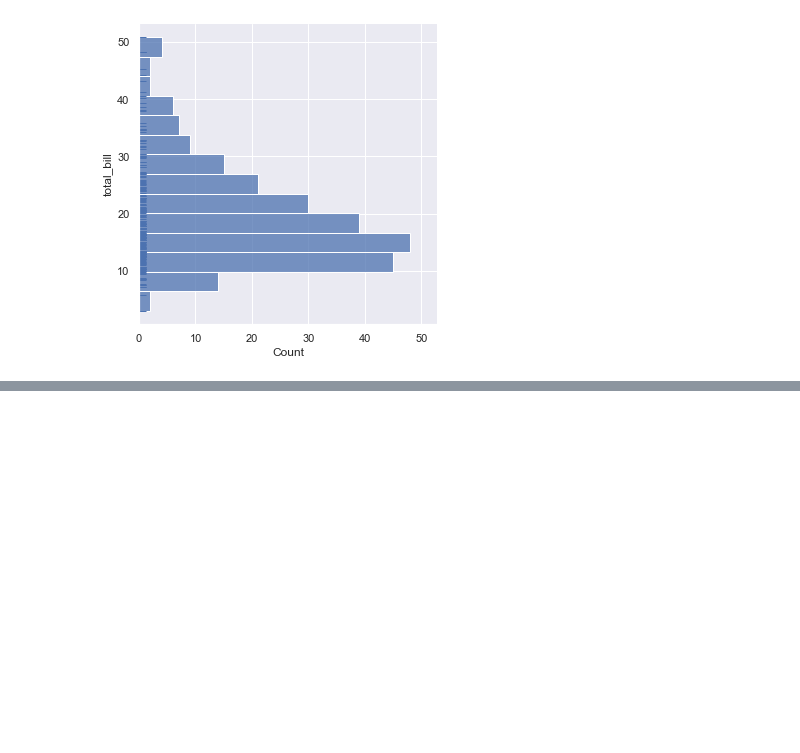
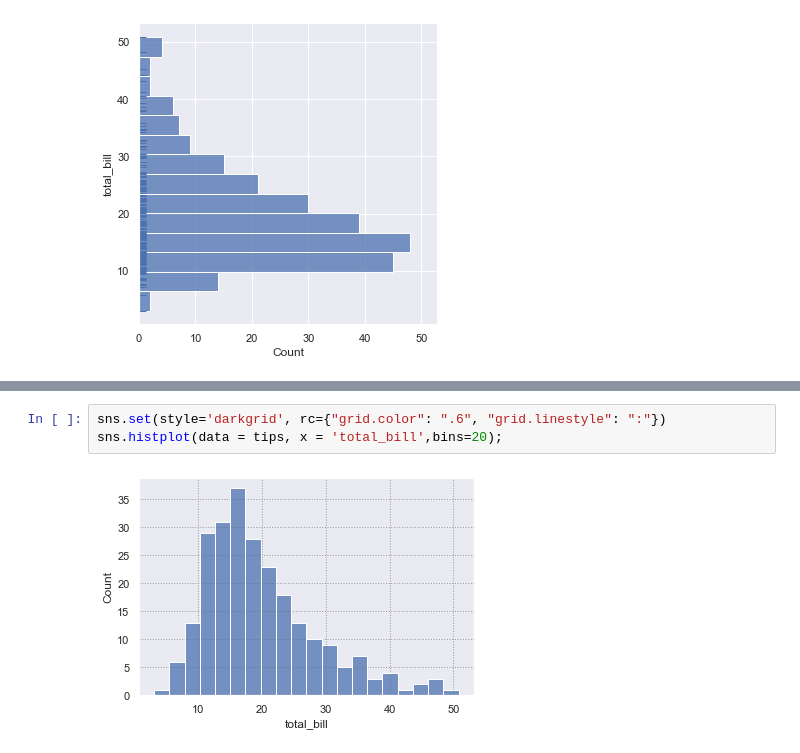
Before and after one commit to yasir5008/DS_-_ITF_Just_Working_Directory, a Jupyter notebook: DS_python_works/DVwpy_sessions/DVwPY_3.ipynb, the cells around one changed output, grey strips where cells are left out. Saved outputs shown, nothing was run; the diff lists cells and outputs as text; blank space fills up the shorter version.

```diff
--- a/DS_python_works/DVwpy_sessions/DVwPY_3.ipynb
+++ b/DS_python_works/DVwpy_sessions/DVwPY_3.ipynb
@@ -69,0 +70,5 @@ sns.histplot(data=tips, x='total_bill', kde=True)
+# %%
+sns.set(style='darkgrid', rc={"grid.color": ".6", "grid.linestyle": ":"})
+sns.histplot(data = tips, x = 'total_bill',bins=20);
+# %% [output]
+[figure, added]
```
Also changed, not shown: parts of 7 cells of this notebook.
